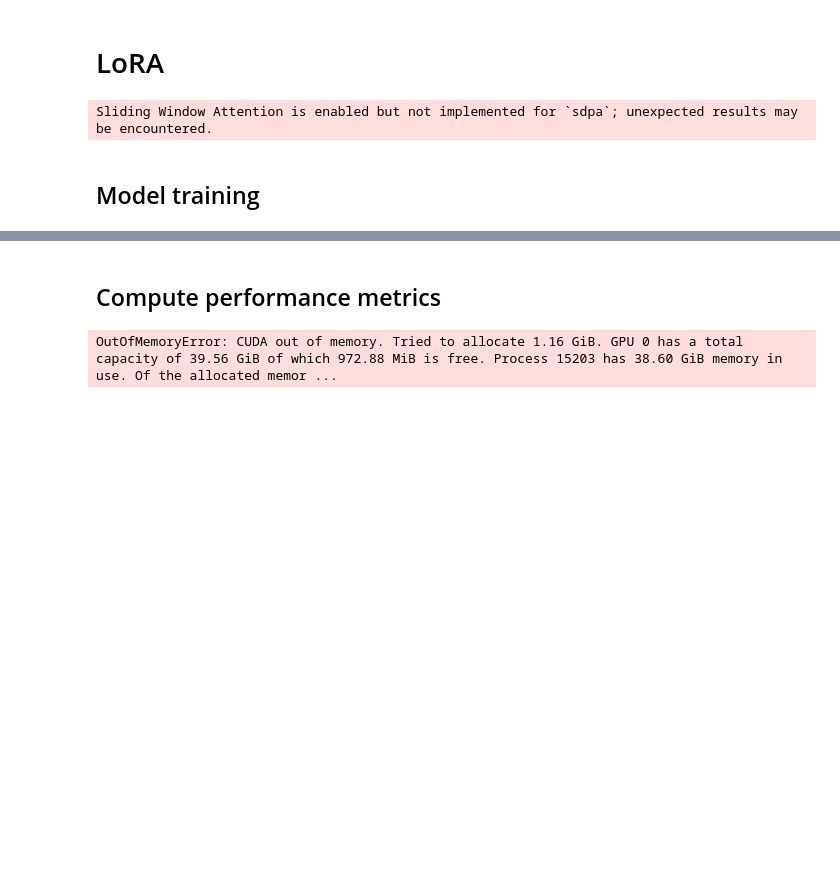
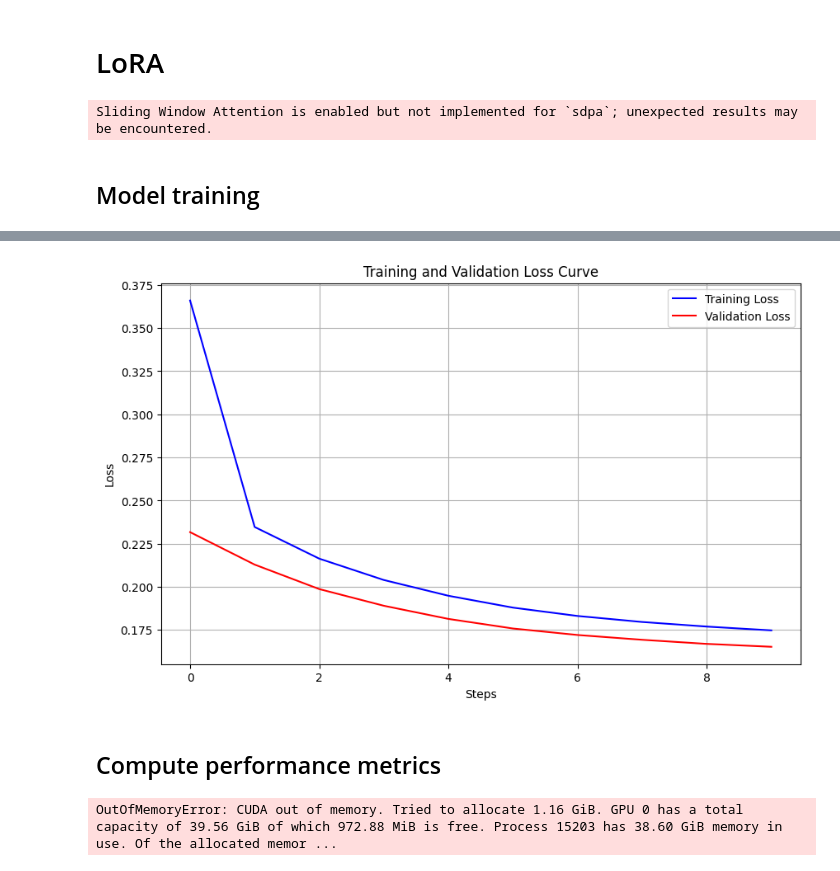
Before and after one commit to liuzhimei/M2_coursework, a Jupyter notebook: lora.ipynb, the cells around one changed output, grey strips where cells are left out. Cells and saved outputs as stored; diff of their text form; code cells hidden in the pictures; blank space fills up the shorter version.

```diff
--- a/lora.ipynb
+++ b/lora.ipynb
@@ -108,0 +112,77 @@ OutOfMemoryError: CUDA out of memory. Tried to allocate 1.16 GiB. GPU 0 has a to
+# %%
+accelerator = Accelerator()
+model, optimizer, train_loader, val_loader = accelerator.prepare(model, optimizer, train_loader, val_loader)
+
+# Initialize lists to track losses
+train_losses = []
+val_losses = []
+
+model.train()
+max_steps = 10000
+steps = 0
+
+# Validation interval (after how many steps we run validation)
+val_interval = 50  # e.g., validate every 500 steps
+
+# Training loop
+while steps < max_steps:
+    total_train_loss = 0
+    num_batches_train = 0
+
+    progress_bar_train = tqdm(train_loader, desc=f"Steps {steps}")
+    for (batch,) in progress_bar_train:
+        torch.cuda.empty_cache()
+
+        optimizer.zero_grad()
+        outputs = model(batch, labels=batch)
+        loss = outputs.loss
+        accelerator.backward(loss) # with accelerator, batch is already on correct device
+        optimizer.step()
+
+        # Track loss
+        total_train_loss += loss.item()
+        num_batches_train += 1
+        steps += 1
+
+        # # After every batch or a set number of steps, append the training loss
+        # train_losses.append(total_train_loss / num_batches_train)
+
+        # progress_bar_train.set_postfix(loss=loss.item())
+        if steps > max_steps:
+            break
+
+    train_losses.append(total_train_loss / len(train_loader.dataset))
+
+
+    model.eval()
+    total_val_loss = 0
+    num_batches_val = 0
+    with torch.no_grad():
+        progress_bar_val = tqdm(val_loader, desc="Validating")
+        for (batch,) in progress_bar_val:
+            torch.cuda.empty_cache()
+
+            outputs = model(batch, labels=batch)
+            loss = outputs.loss
+
+            total_val_loss += loss.item()
+            num_batches_val += 1
+
+    # avg_val_loss = total_val_loss / num_batches_val
+    val_losses.append(total_val_loss / len(val_loader.dataset))
+
+    # Print current training and validation loss
+    print(f"Step {steps} | Train Loss: {total_train_loss / len(train_loader.dataset):.4f} | Val Loss: {total_val_loss / len(val_loader.dataset):.4f}")
+    model.train()
+
+# Plotting the loss curves after training is done
+plt.figure(figsize=(10, 6))
+plt.plot(range(10), train_losses, label="Training Loss", color='blue')
+plt.plot(range(10), val_losses, label="Validation Loss", color='red')
+plt.xlabel('Steps')
+plt.ylabel('Loss')
+plt.title('Training and Validation Loss Curve')
+plt.legend()
+plt.grid(True)
+plt.show()
+# %% [output]
@@ -109,3 +199,4 @@ OutOfMemoryError: CUDA out of memory. Tried to allocate 1.16 GiB. GPU 0 has a to
+[figure, added]
 # %% [markdown]
 ## Compute performance metrics
 # %%
```
Also changed, not shown: parts of 8 cells of this notebook.
